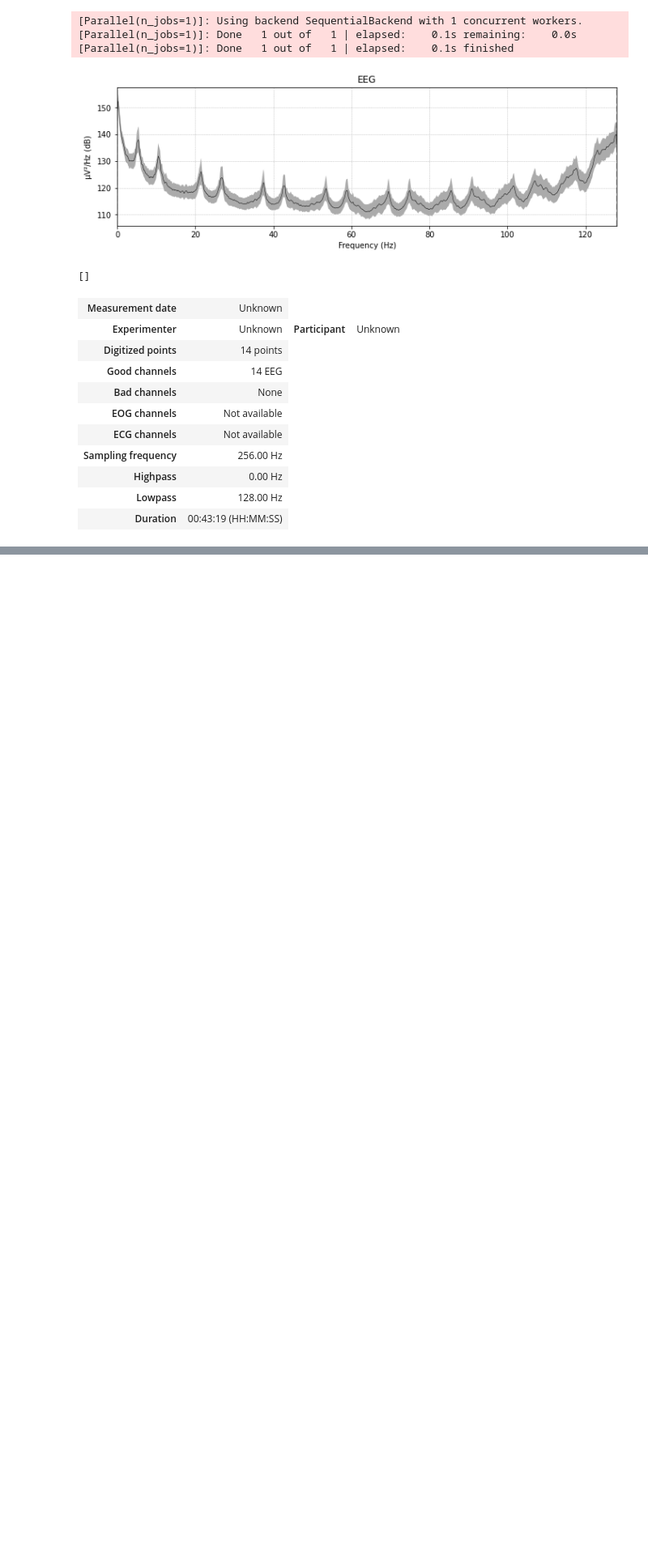
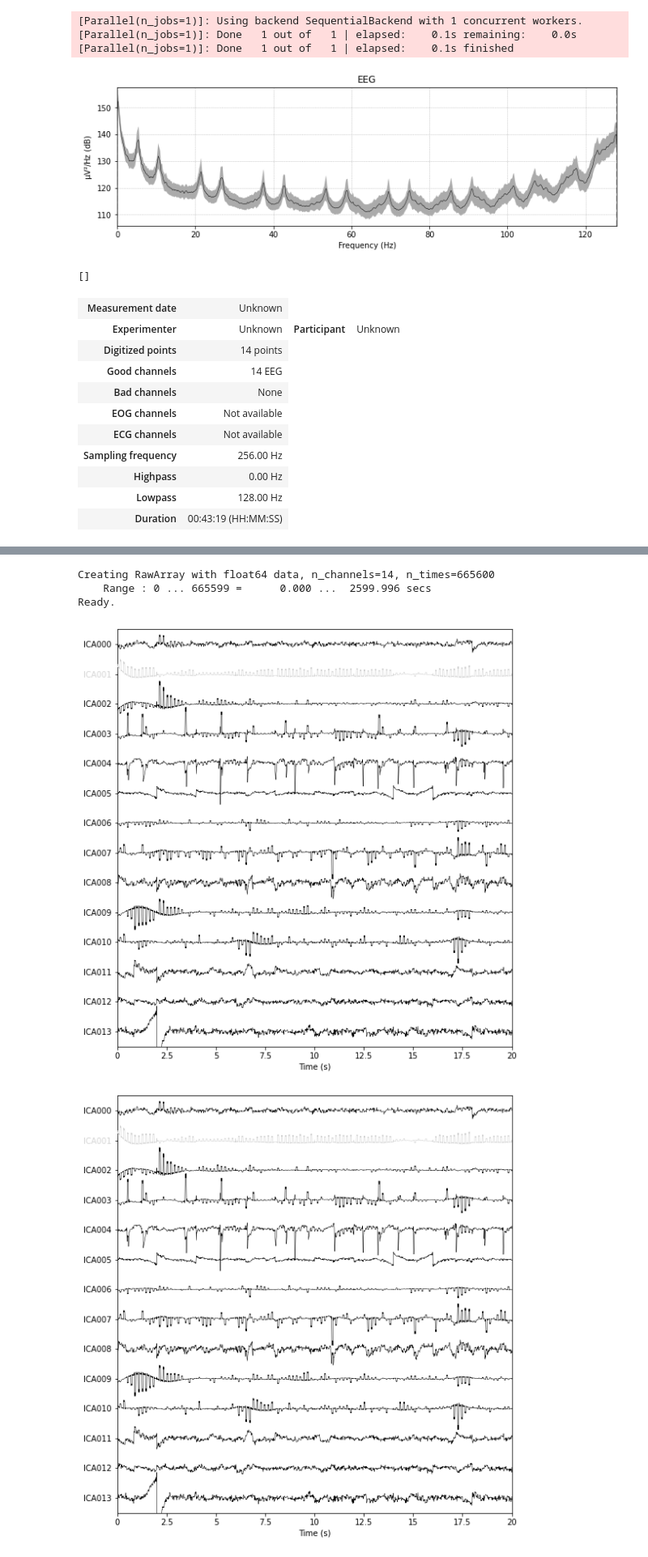
Before and after one commit to Mithrandir98/BCI_paradigm, a Jupyter notebook: main.ipynb, the cells around one changed output, grey strips where cells are left out. Shown at 81% size. Saved outputs shown, nothing was run; the diff lists cells and outputs as text; code cells hidden in the pictures; blank space fills up the shorter version.

```diff
--- a/main.ipynb
+++ b/main.ipynb
@@ -136,3 +175,14 @@ raw_speaking.plot(duration=30, n_channels=14)
+# %%
+#signal graph (filtered data)
+
+raw_speaking_filt.load_data()
+ica.plot_sources(raw_speaking_filt, show_scrollbars=False)
+# %% [output]
+Creating RawArray with float64 data, n_channels=14, n_times=665600
+    Range : 0 ... 665599 =      0.000 ...  2599.996 secs
+Ready.
+[figure, added]
+[figure, added]
 # %%
 # ica = mne.preprocessing.ICA(random_state=97, max_iter=800)
 # ica.fit(raw_speaking_filt)
```
Also changed, not shown: parts of 12 cells of this notebook.
